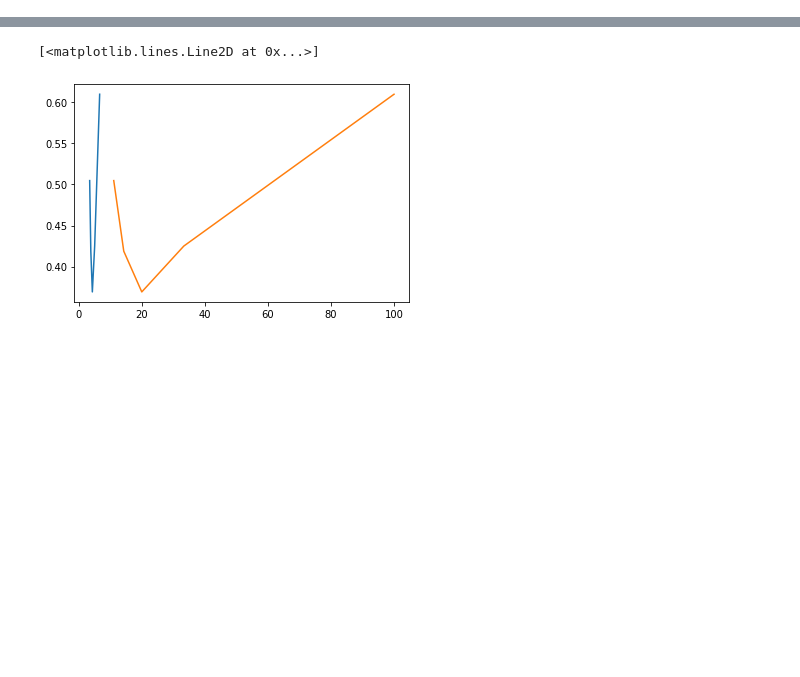
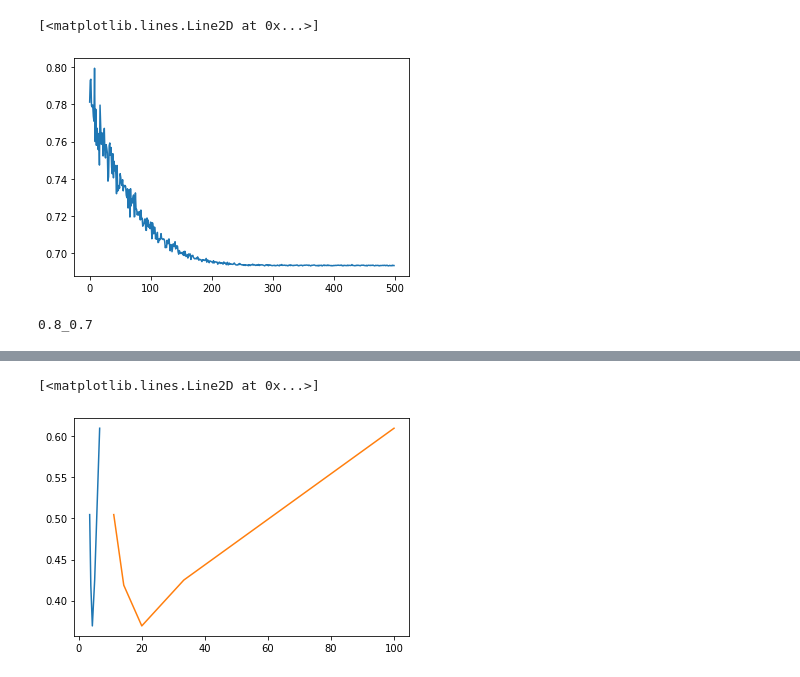
Before and after one commit to Arvinth-s/MIMO, a Jupyter notebook: mimo.ipynb, the cells around one changed output, grey strips where cells are left out. Saved outputs shown, nothing was run; the diff lists cells and outputs as text; code cells hidden in the pictures; blank space fills up the shorter version.

```diff
--- a/mimo.ipynb
+++ b/mimo.ipynb
@@ -173,3 +181,33 @@ plt.plot(np.arange(len(losses)), losses)
+# %%
+lr = 5e-6
+epochs = 500
+batch_size = 100
+model.train_encoder(False)
+optimizer = optim.Adam(model.parameters(), lr = lr)
+criterion = nn.BCELoss()
+losses = []
+for epoch in range(epochs):
+  batch_loss = []
+  for batch in range(batch_size):
+    optimizer.zero_grad()
+    x = torch.tensor(np.random.randint(0, 2, (101, 2)), dtype = torch.float32)
+    pred = model(x)
+    loss = criterion(pred, x)
+    batch_loss.append(loss.item())
+    loss.backward()
+    optimizer.step()
+  losses.append(sum(batch_loss)/len(batch_loss))
+plt.plot(np.arange(len(losses)), losses)
+# %% [output]
+[<matplotlib.lines.Line2D at 0x...>]
+[figure, added]
+# %%
+target_dir = '/content/drive/MyDrive/Antenna/project/'
+k = input()
+torch.save(model, target_dir + 'weights/model/' + k + '.pt')
+torch.save(optimizer, target_dir + 'weights/optimizer/' + k + '.pt')
+# %% [output]
+0.8_0.7
 # %%
 variance = np.arange(1, 10, 2)
 eb_no = []
```
Also changed, not shown: parts of 10 cells of this notebook.
